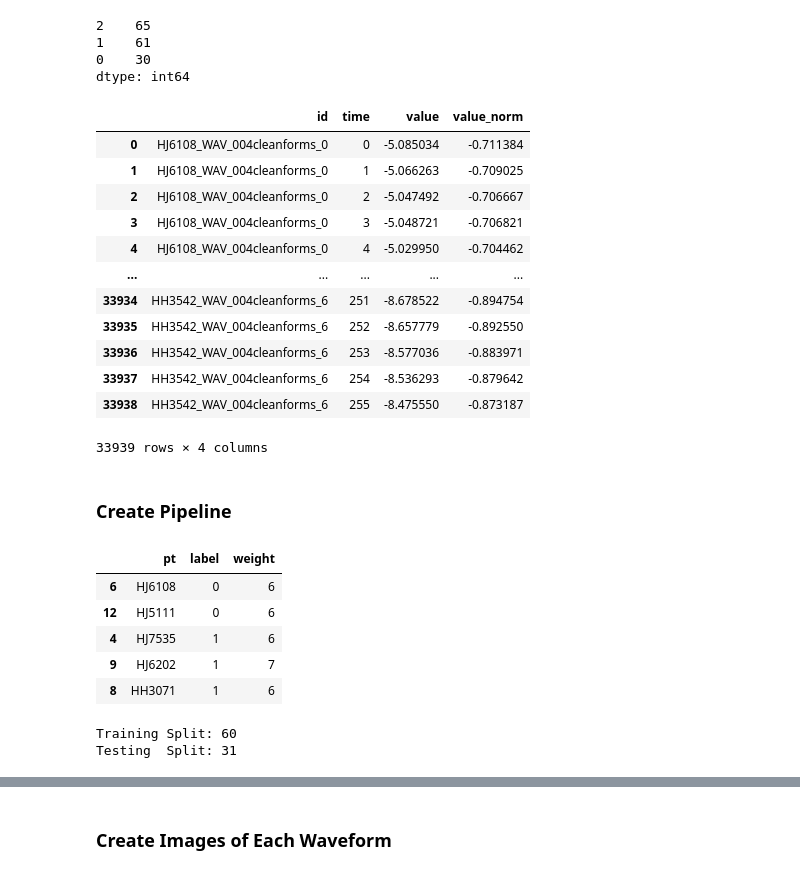
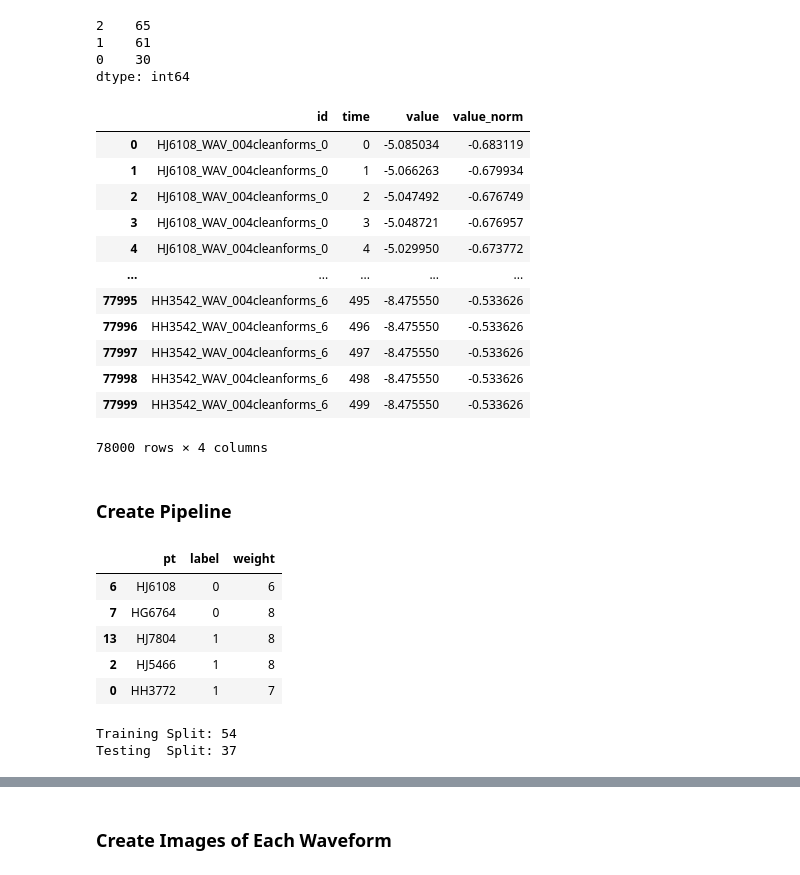
Before and after one commit to actsao/epahClassification, a Jupyter notebook: epahClassifier.ipynb, the cells around one changed output, grey strips where cells are left out. Saved outputs shown, nothing was run; the diff lists cells and outputs as text; code cells hidden in the pictures.

```diff
--- a/epahClassifier.ipynb
+++ b/epahClassifier.ipynb
@@ -122,26 +123,47 @@ print(epah.labels.value_counts())
 dtype: int64
 # %%
 waveforms = epah.waveforms['id'].unique()
+
+df_list = []
+for wave_id in waveforms:
+    id_mask = epah.waveforms['id'].str.contains(wave_id, regex=False)
+    wave = epah.waveforms[id_mask]['value']
+    wave = np.interp(np.arange(0, 500), np.arange(0, len(wave)), wave)
+
+    for i, x in enumerate(wave):
+        df_dict = {
+            'id':      wave_id,
+            'time':    i,
+            'value':   wave[i],
+        }
+
+        df_list.append(df_dict)
+
+epah.waveforms = pd.DataFrame(df_list)
+
 for wave_id in waveforms:
     id_mask = epah.waveforms['id'].str.contains(wave_id, regex=False)
     epah.waveforms.loc[id_mask, 'value_norm'] = (epah.waveforms[id_mask]['value'] - epah.waveforms[id_mask]['value'].mean()) / epah.waveforms[id_mask]['value'].std()
 #     epah.waveforms.loc[id_mask, 'value_norm'] = (epah.waveforms[id_mask]['value'] - epah.waveforms[id_mask]['value'].min()) / (epah.waveforms[id_mask]['value'].max() - epah.waveforms[id_mask]['value'].min())
 
 epah.waveforms
+
+df_waveforms = epah.waveforms.copy()
+df_waveforms = df_waveforms.drop(columns=['value'])
 # %% [output]
 |  | id | time | value | value_norm |
-| 0 | HJ6108_WAV_004cleanforms_0 | 0 | -5.085034 | -0.711384 |
-| 1 | HJ6108_WAV_004cleanforms_0 | 1 | -5.066263 | -0.709025 |
-| 2 | HJ6108_WAV_004cleanforms_0 | 2 | -5.047492 | -0.706667 |
-| 3 | HJ6108_WAV_004cleanforms_0 | 3 | -5.048721 | -0.706821 |
-| 4 | HJ6108_WAV_004cleanforms_0 | 4 | -5.029950 | -0.704462 |
+| 0 | HJ6108_WAV_004cleanforms_0 | 0 | -5.085034 | -0.683119 |
+| 1 | HJ6108_WAV_004cleanforms_0 | 1 | -5.066263 | -0.679934 |
+| 2 | HJ6108_WAV_004cleanforms_0 | 2 | -5.047492 | -0.676749 |
+| 3 | HJ6108_WAV_004cleanforms_0 | 3 | -5.048721 | -0.676957 |
+| 4 | HJ6108_WAV_004cleanforms_0 | 4 | -5.029950 | -0.673772 |
 | ... | ... | ... | ... | ... |
-| 33934 | HH3542_WAV_004cleanforms_6 | 251 | -8.678522 | -0.894754 |
-| 33935 | HH3542_WAV_004cleanforms_6 | 252 | -8.657779 | -0.892550 |
-| 33936 | HH3542_WAV_004cleanforms_6 | 253 | -8.577036 | -0.883971 |
-| 33937 | HH3542_WAV_004cleanforms_6 | 254 | -8.536293 | -0.879642 |
-| 33938 | HH3542_WAV_004cleanforms_6 | 255 | -8.475550 | -0.873187 |
+| 77995 | HH3542_WAV_004cleanforms_6 | 495 | -8.475550 | -0.533626 |
+| 77996 | HH3542_WAV_004cleanforms_6 | 496 | -8.475550 | -0.533626 |
+| 77997 | HH3542_WAV_004cleanforms_6 | 497 | -8.475550 | -0.533626 |
+| 77998 | HH3542_WAV_004cleanforms_6 | 498 | -8.475550 | -0.533626 |
+| 77999 | HH3542_WAV_004cleanforms_6 | 499 | -8.475550 | -0.533626 |
-33939 rows × 4 columns
+78000 rows × 4 columns
 # %% [markdown]
 ### Create Pipeline
 # %%
@@ -215,10 +237,10 @@ print(f'Testing  Split: {len(y_test)}')
 # %% [output]
 |  | pt | label | weight |
 | 6 | HJ6108 | 0 | 6 |
-| 12 | HJ5111 | 0 | 6 |
-| 4 | HJ7535 | 1 | 6 |
-| 9 | HJ6202 | 1 | 7 |
-| 8 | HH3071 | 1 | 6 |
+| 7 | HG6764 | 0 | 8 |
+| 13 | HJ7804 | 1 | 8 |
+| 2 | HJ5466 | 1 | 8 |
+| 0 | HH3772 | 1 | 7 |
-Training Split: 60
-Testing  Split: 31
+Training Split: 54
+Testing  Split: 37
 # %%
```
Also changed, not shown: parts of 5 cells of this notebook, 13 other files.
